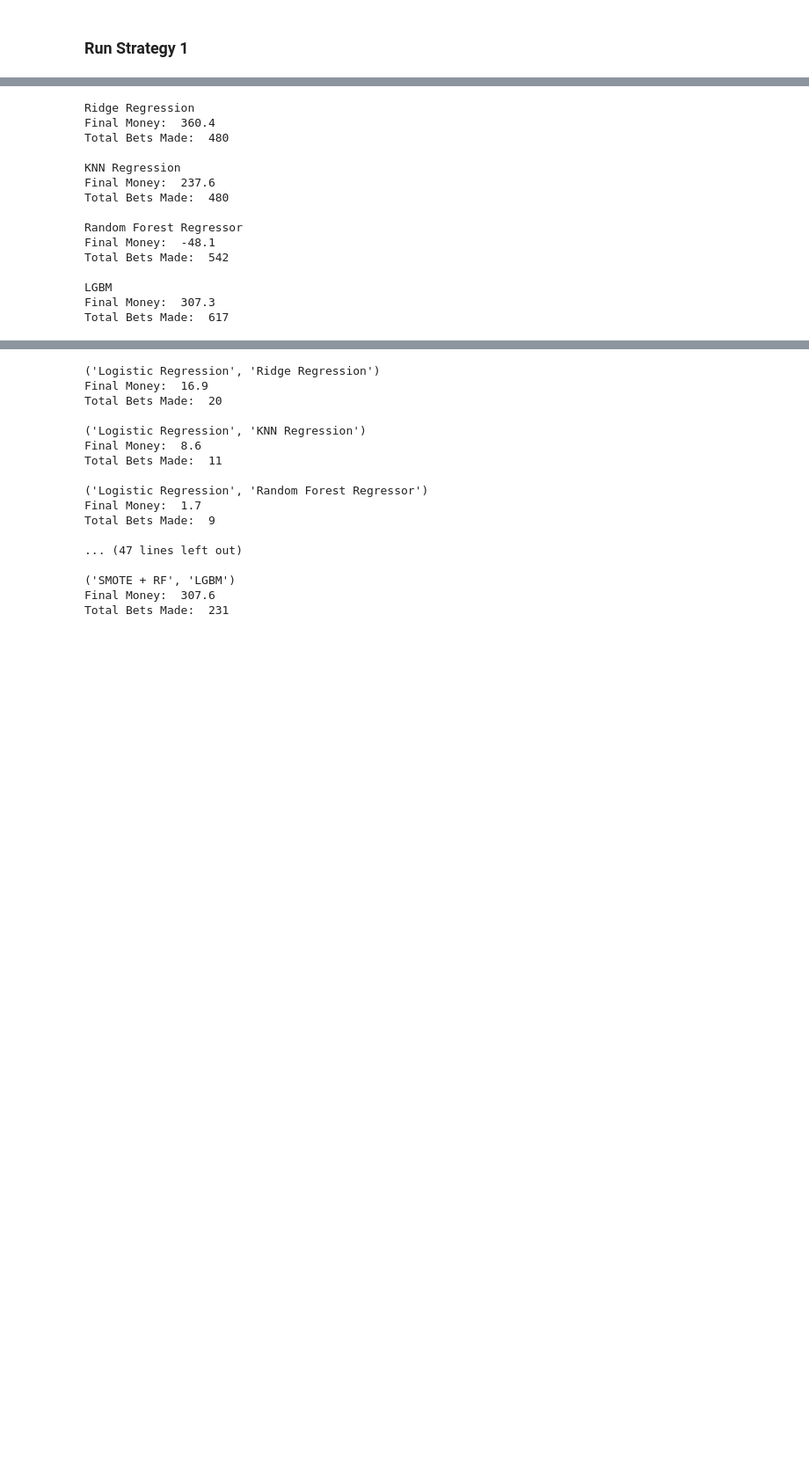
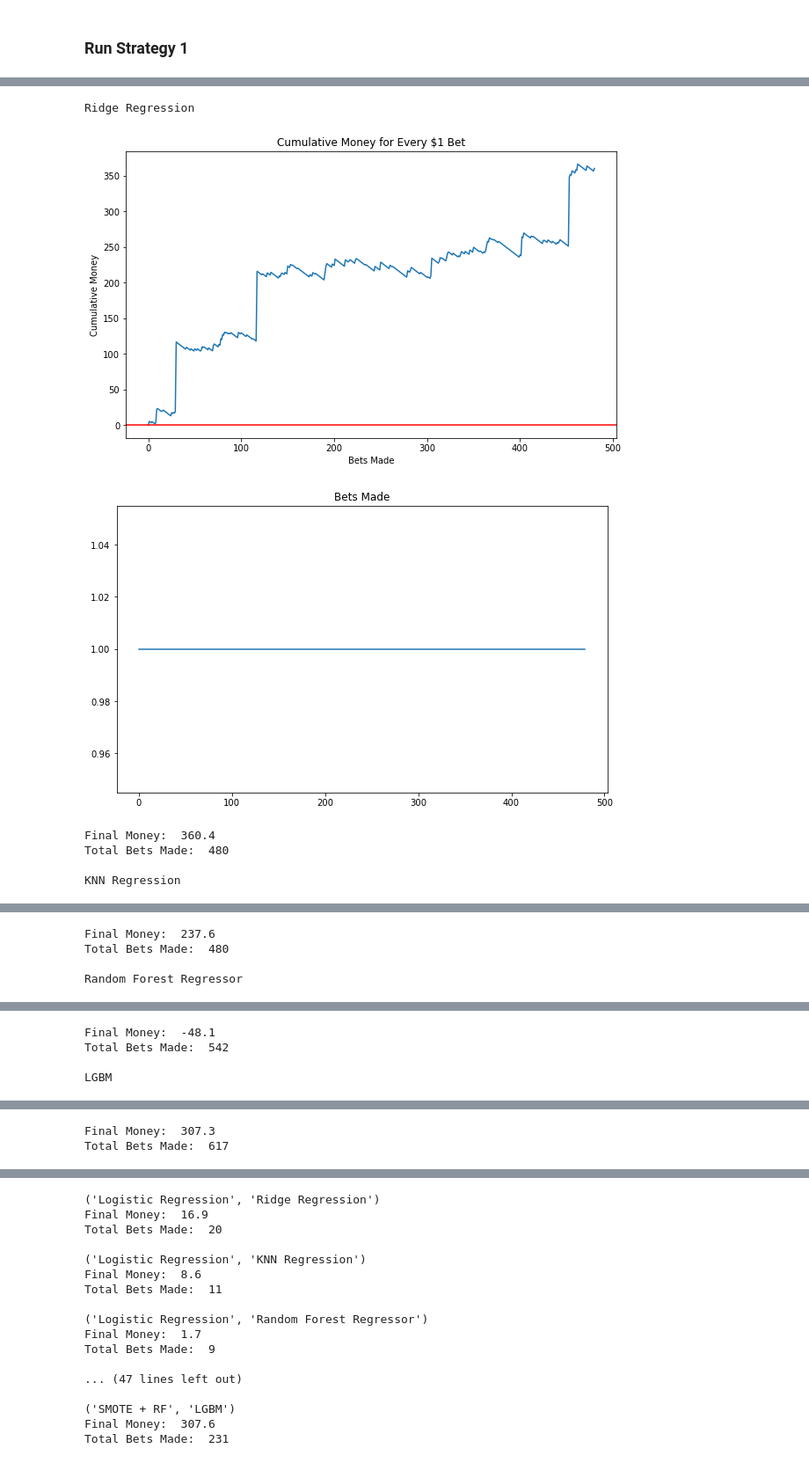
Before and after one commit to ethan-eplee/HorseRacePrediction, a Jupyter notebook: 06_backtesting.ipynb, the cells around one changed output, grey strips where cells are left out. Shown at 88% size. Saved outputs shown, nothing was run; the diff lists cells and outputs as text; code cells hidden in the pictures; blank space fills up the shorter version.

```diff
--- a/06_backtesting.ipynb
+++ b/06_backtesting.ipynb
@@ -450,30 +462,22 @@ Total Bets Made:  743
 # %%
 # Create a dataframe to store the results
 strat2_results = pd.DataFrame(columns=['Model', 'Money', 'Bets Made'])
 
 for model_name, reg_model in reg_pred_dict.items():
 
         # Print the model name
         print(model_name)
 
         # change False to True if you want to view the graph
-        money, bets = simple_reg_strategy(reg_model, graph = False)
+        money, bets = simple_reg_strategy(reg_model, graph = True)
 
         # Append the results to the dataframe
         strat2_results.loc[len(strat2_results)] = [model_name, money, sum(bets)]
 # %% [output]
 Ridge Regression
-Final Money:  360.4
-Total Bets Made:  480
-
-KNN Regression
-Final Money:  237.6
-Total Bets Made:  480
-
-Random Forest Regressor
-Final Money:  -48.1
-Total Bets Made:  542
-
-LGBM
-Final Money:  307.3
-Total Bets Made:  617
+[figure, added]
+[figure, added]
+Final Money:  360.4
+Total Bets Made:  480
+
+KNN Regression
@@ -479,0 +486,4 @@ Total Bets Made:  617
+Final Money:  237.6
+Total Bets Made:  480
+
+Random Forest Regressor
@@ -479,0 +492,4 @@ Total Bets Made:  617
+Final Money:  -48.1
+Total Bets Made:  542
+
+LGBM
@@ -480,3 +498,5 @@ Total Bets Made:  617
+Final Money:  307.3
+Total Bets Made:  617
 # %%
 # Create a dataframe to store the results
 strat3_results = pd.DataFrame(columns=['Model', 'Money', 'Bets Made'])
```
Also changed, not shown: parts of 12 cells of this notebook, 12 other files.
